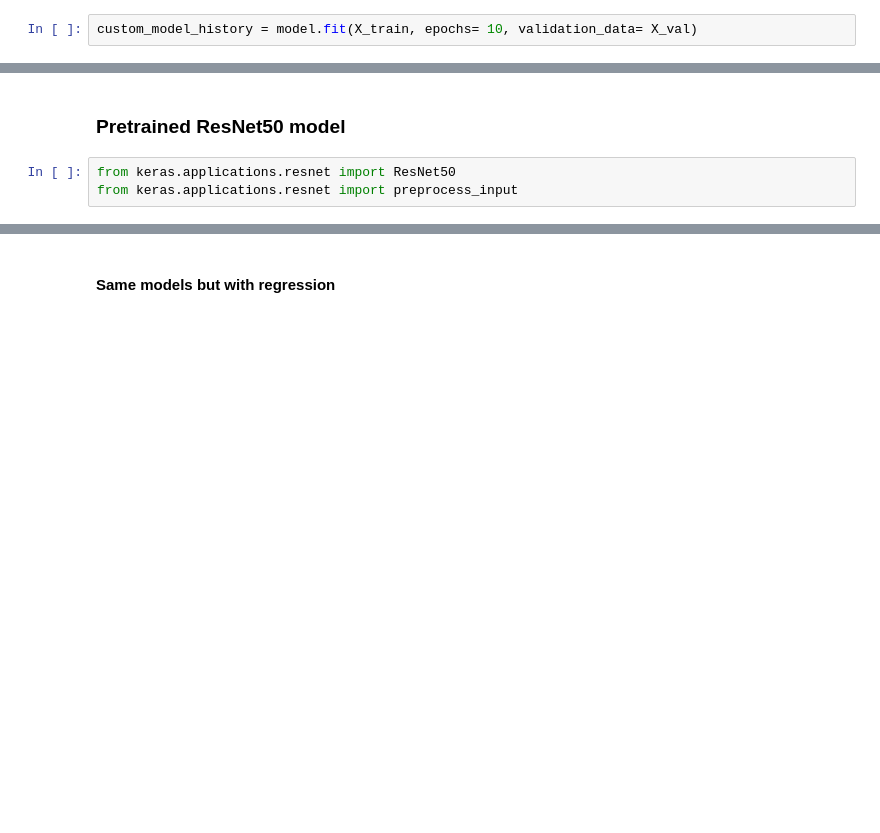
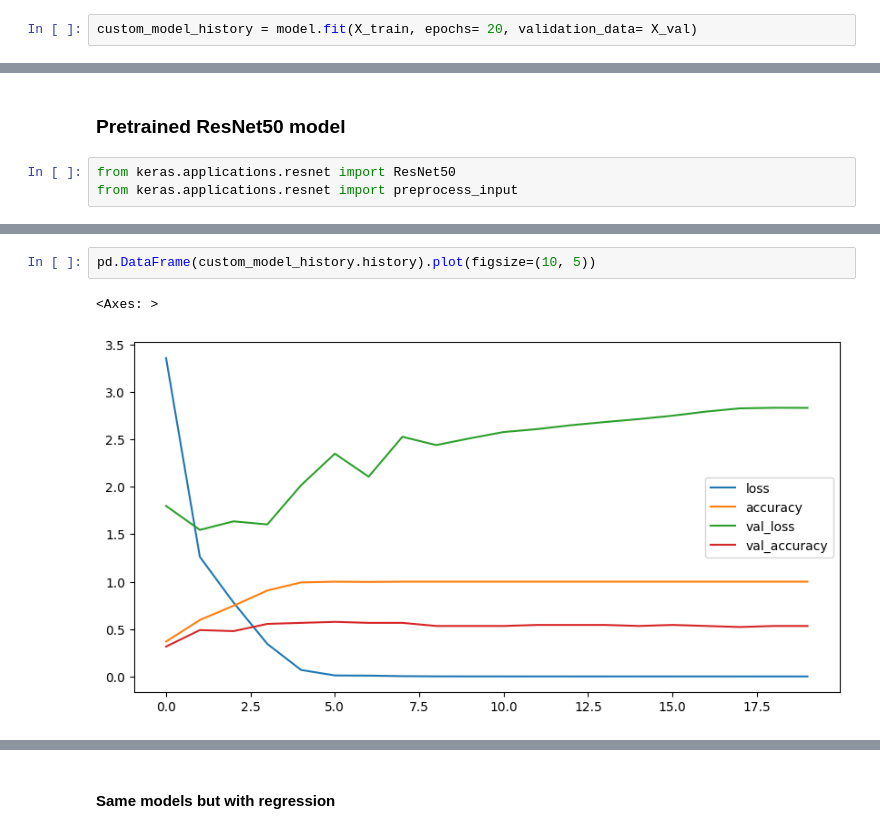
Before and after one commit to KZadka/Jigsaw-Puzzle-Difficulty, a Jupyter notebook: Initial_notebook.ipynb, the cells around one changed output, grey strips where cells are left out. Saved outputs shown, nothing was run; the diff lists cells and outputs as text; blank space fills up the shorter version.

Commit message:
Some changes to model structures and new plot method

```diff
--- a/Initial_notebook.ipynb
+++ b/Initial_notebook.ipynb
@@ -159,5 +165,5 @@ model.compile(optimizer= 'adam',
               loss= 'categorical_crossentropy',
               metrics= ['accuracy'])
 # %%
-custom_model_history = model.fit(X_train, epochs= 10, validation_data= X_val)
+custom_model_history = model.fit(X_train, epochs= 20, validation_data= X_val)
 # %% [output]
@@ -263,0 +270,5 @@ plot_history(resnet_reg_model_history)
+# %%
+pd.DataFrame(custom_model_history.history).plot(figsize=(10, 5))
+# %% [output]
+<Axes: >
+[figure, added]
```
Also changed, not shown: parts of 17 cells of this notebook.
